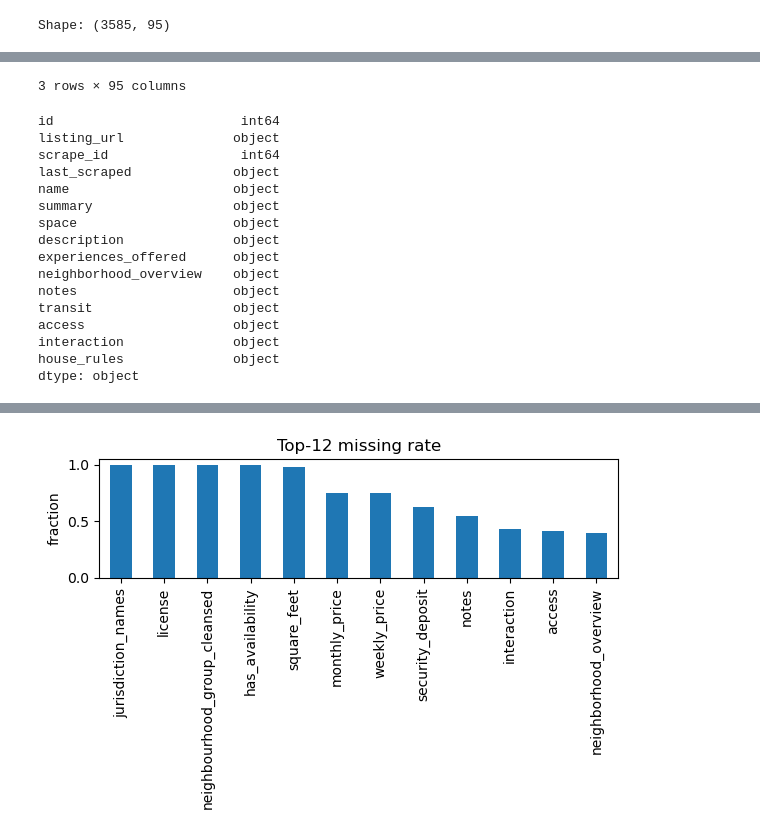
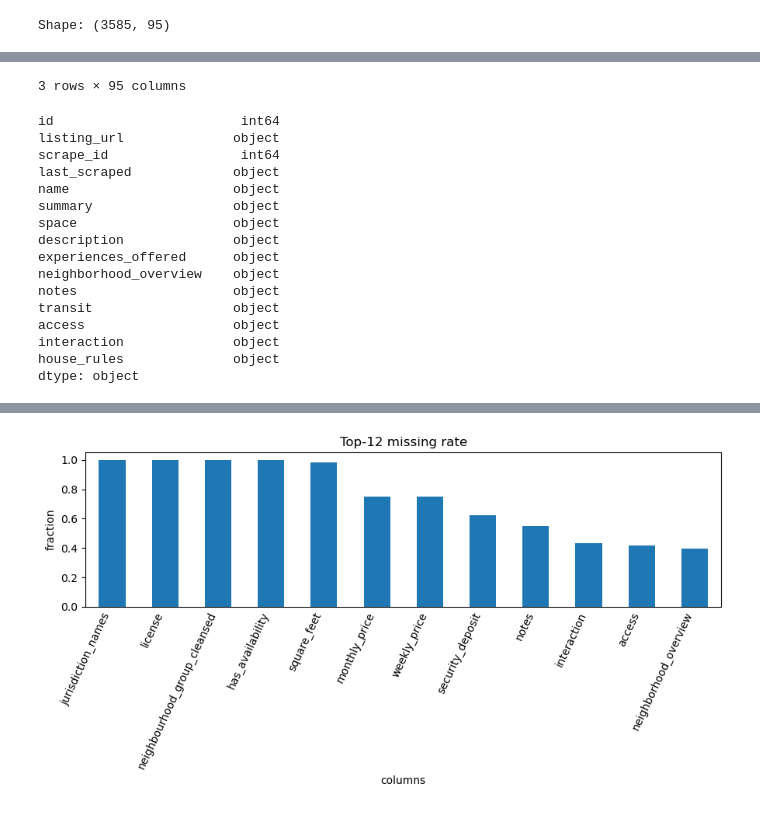
Before and after one commit to Alex030214/midterm-ml-project, a Jupyter notebook: notebooks/01_quick_eda.ipynb, the cells around one changed output, grey strips where cells are left out. Cells and saved outputs as stored; diff of their text form; code cells hidden in the pictures.

```diff
--- a/notebooks/01_quick_eda.ipynb
+++ b/notebooks/01_quick_eda.ipynb
@@ -9,7 +9,10 @@ print('Shape:', df.shape)
 display(df.head(3))
 display(df.dtypes.head(15))
 
-# clean price（$1,234.00 -> 1234.0）
+if 'last_scraped' in df.columns:
+    d = pd.to_datetime(df['last_scraped'], errors='coerce')
+    print('Snapshot range:', d.min(), '→', d.max())
+
 def clean_price(s):
     return (s.astype(str)
              .str.replace(r'[\$,]', '', regex=True)
@@ -22,29 +25,98 @@ if 'price' in df.columns:
 na_rate = df.isna().mean().sort_values(ascending=False)
 display(na_rate.head(20))
 
-# graph1：price
-plt.figure(); df['price'].dropna().plot(kind='hist', bins=60)
-plt.title('Price distribution (Boston Airbnb)'); plt.xlabel('price'); plt.ylabel('count')
-plt.tight_layout(); plt.savefig('../figures/fig1_price_hist.png', dpi=160); plt.show()
+plt.figure()
+df['price'].dropna().plot(kind='hist', bins=60)
+plt.title('Price distribution (Boston Airbnb)')
+plt.xlabel('price (USD)')
+plt.ylabel('count')
+plt.tight_layout()
+plt.savefig('../figures/fig1_price_hist.png', dpi=160)
+plt.show()
 
-# graph2：room_type vs price
 if 'room_type' in df.columns:
     plt.figure()
     tmp = df[['room_type','price']].dropna()
     tmp.boxplot(by='room_type', column='price')
-    plt.title('Price by room_type'); plt.suptitle('')
-    plt.tight_layout(); plt.savefig('../figures/fig2_roomtype_box.png', dpi=160); plt.show()
+    plt.title('Price by room_type')
+    plt.ylabel('price (USD)')
+    plt.xlabel('room_type')
+    plt.suptitle('')
+    plt.tight_layout()
+    plt.savefig('../figures/fig2_roomtype_box.png', dpi=160)
+    plt.show()
 
-# graph3：missing rate Top-12
-plt.figure()
-na_rate.head(12).plot(kind='bar')
-plt.title('Top-12 missing rate'); plt.ylabel('fraction')
-plt.tight_layout(); plt.savefig('../figures/fig3_missing_top.png', dpi=160); plt.show()
+plt.figure(figsize=(9,4.8))
+ax = na_rate.head(12).plot(kind='bar')
+plt.title('Top-12 missing rate')
+plt.ylabel('fraction')
+plt.xlabel('columns')
+plt.xticks(rotation=65, ha='right', fontsize=10)
+ax.tick_params(axis='x', length=0)
+plt.tight_layout()
+plt.savefig('../figures/fig3_missing_top.png', dpi=160)
+plt.show()
 
 keep_cols = [c for c in ['price','room_type','neighbourhood_cleansed','latitude','longitude',
                          'minimum_nights','number_of_reviews','reviews_per_month',
                          'availability_365','calculated_host_listings_count'] if c in df.columns]
+def col_kind(s): return 'categorical' if s.dtype=='object' else 'continuous'
+kinds = {c: col_kind(df[c]) for c in keep_cols}
+display(pd.DataFrame.from_dict(kinds, orient='index', columns=['type']))
+
 display(df[keep_cols].head())
+
+price = df['price'].dropna()
+summary = pd.Series({
+    'count': price.size,
+    'mean': round(price.mean(), 2),
+    'median': round(price.median(), 2),
+    'std': round(price.std(), 2),
+    'q25': round(price.quantile(0.25), 2),
+    'q75': round(price.quantile(0.75), 2),
+    'min': round(price.min(), 2),
+    'max': round(price.max(), 2)
+})
+display(summary.to_frame('price_stats'))
+
+if 'neighbourhood_cleansed' in df.columns:
+    top_med = (df[['neighbourhood_cleansed','price']]
+               .dropna()
+               .groupby('neighbourhood_cleansed')
+               .filter(lambda x: len(x)>=20)
+               .groupby('neighbourhood_cleansed')['price']
+               .median()
+               .sort_values(ascending=False)
+               .head(10))
+    ax = top_med.plot(kind='bar', figsize=(7,4), title='Top-10 neighbourhoods by median price')
+    ax.set_ylabel('price (USD)'); ax.set_xlabel('neighbourhood'); plt.xticks(rotation=45, ha='right'); plt.tight_layout(); plt.show()
+
+if {'number_of_reviews','price'} <= set(df.columns):
+    tmp = df[['number_of_reviews','price']].dropna()
+    plt.figure(figsize=(6,4))
+    plt.scatter(tmp['number_of_reviews'], tmp['price'], s=10, alpha=0.4)
+    plt.title('Price vs number_of_reviews'); plt.xlabel('number_of_reviews'); plt.ylabel('price (USD)')
+    plt.tight_layout(); plt.show()
+
+if {'latitude','longitude','price'} <= set(df.columns):
+    m = df[['latitude','longitude','price']].dropna().sample(n=min(1000, df.shape[0]), random_state=0)
+    plt.figure(figsize=(6,4))
+    sc = plt.scatter(m['longitude'], m['latitude'], c=m['price'], s=8, alpha=0.6)
+    plt.colorbar(sc, label='price (USD)')
+    plt.title('Location scatter colored by price'); plt.xlabel('longitude'); plt.ylabel('latitude')
+    plt.tight_layout(); plt.show()
+
+num_cols_show = ['price','latitude','longitude','minimum_nights','number_of_reviews',
+                 'reviews_per_month','availability_365','calculated_host_listings_count']
+num_cols_show = [c for c in num_cols_show if c in df.columns]
+corr = df[num_cols_show].corr(numeric_only=True)
+plt.figure(figsize=(6,4))
+plt.imshow(corr, cmap='coolwarm', vmin=-1, vmax=1)
+plt.colorbar(label='corr')
+plt.xticks(range(len(num_cols_show)), num_cols_show, rotation=45, ha='right', fontsize=8)
+plt.yticks(range(len(num_cols_show)), num_cols_show, fontsize=8)
+plt.title('Correlation (numeric features)')
+plt.tight_layout(); plt.show()
 # %% [output]
 Shape: (3585, 95)
 |  | id | listing_url | scrape_id | last_scraped | name | summary | space | description | ... |
@@ -91 +164 @@ dtype: float64
-[figure, old version]
+[figure, new version]
```
Also changed, not shown: parts of 1 cell of this notebook, 4 other files.
